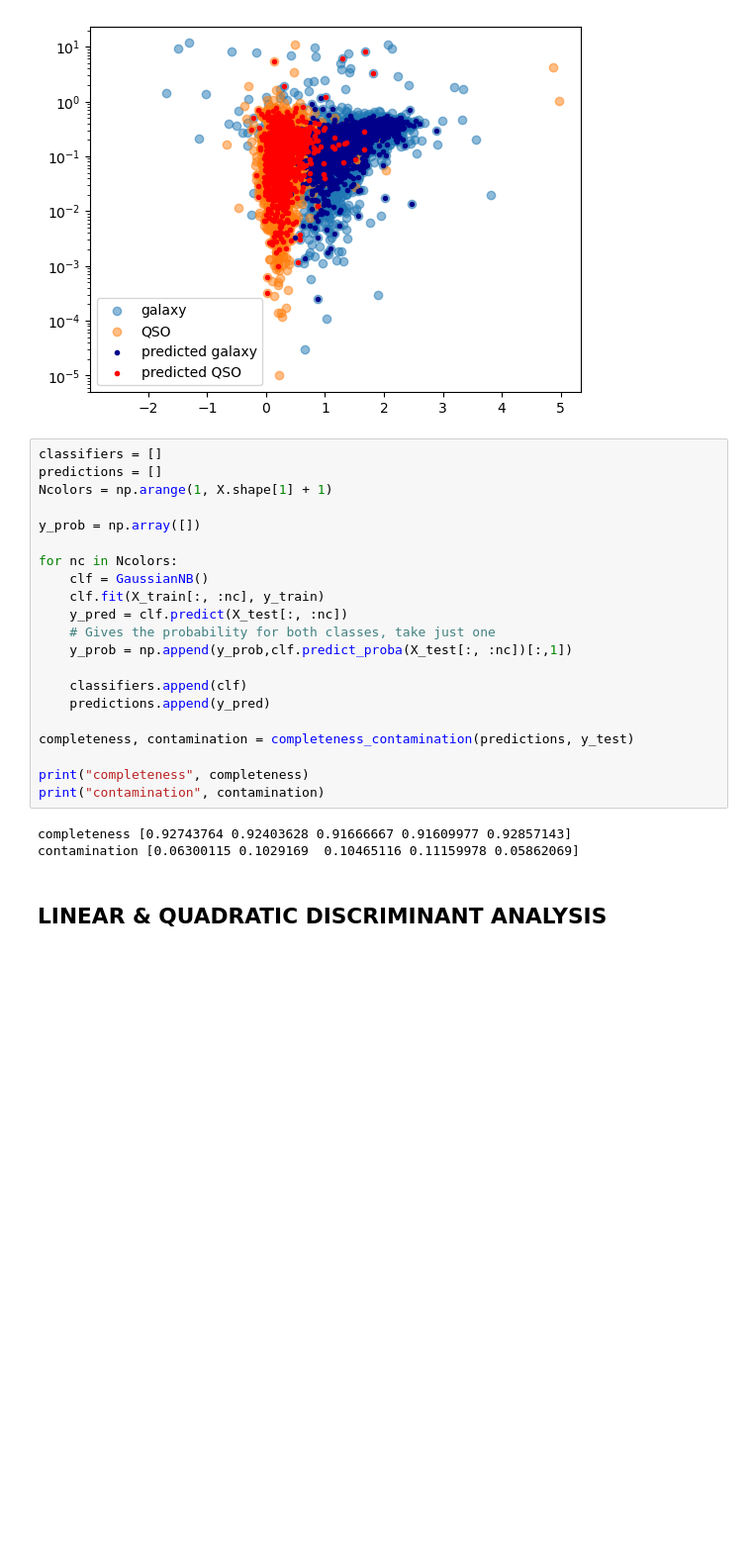
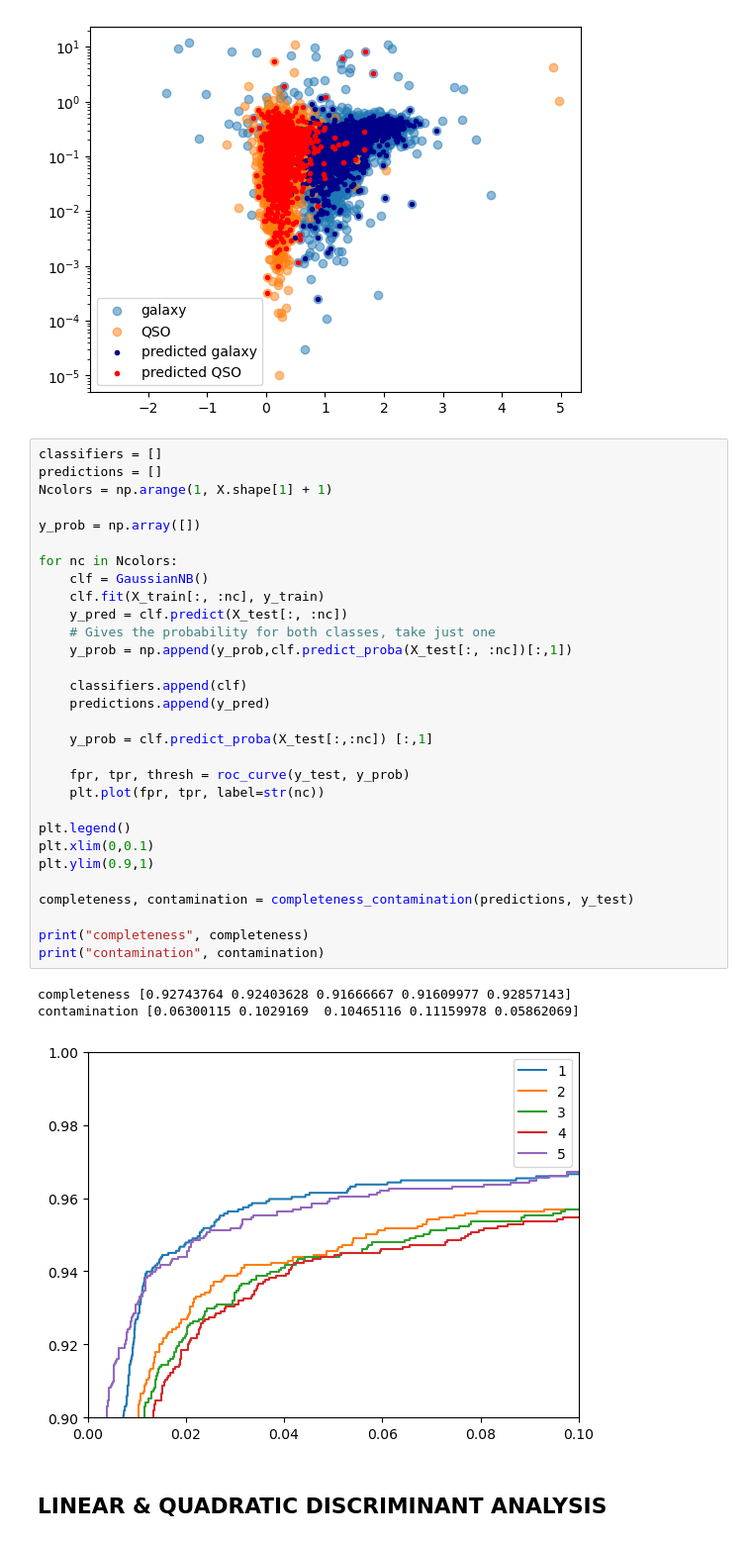
Before and after one commit to ebianchi803/astrostatistics_bicocca_2026, a Jupyter notebook: working/L19.ipynb, the cells around one changed output. Shown at 99% size. Cells and saved outputs as stored; diff of their text form; blank space fills up the shorter version.

```diff
--- a/working/L19.ipynb
+++ b/working/L19.ipynb
@@ -88,27 +90,37 @@ plt.yscale('log')
 # %%
 classifiers = []
 predictions = []
 Ncolors = np.arange(1, X.shape[1] + 1)
 
 y_prob = np.array([])
 
 for nc in Ncolors:
     clf = GaussianNB()
     clf.fit(X_train[:, :nc], y_train)
     y_pred = clf.predict(X_test[:, :nc])
     # Gives the probability for both classes, take just one
     y_prob = np.append(y_prob,clf.predict_proba(X_test[:, :nc])[:,1])
 
     classifiers.append(clf)
     predictions.append(y_pred)
 
+    y_prob = clf.predict_proba(X_test[:,:nc]) [:,1]
+
+    fpr, tpr, thresh = roc_curve(y_test, y_prob)
+    plt.plot(fpr, tpr, label=str(nc))
+
+plt.legend()
+plt.xlim(0,0.1)
+plt.ylim(0.9,1)
+
 completeness, contamination = completeness_contamination(predictions, y_test)
 
 print("completeness", completeness)
 print("contamination", contamination)
 # %% [output]
 completeness [0.92743764 0.92403628 0.91666667 0.91609977 0.92857143]
 contamination [0.06300115 0.1029169  0.10465116 0.11159978 0.05862069]
+[figure, added]
 # %% [markdown]
 LINEAR & QUADRATIC DISCRIMINANT ANALYSIS
 -
```
Also changed, not shown: parts of 8 cells of this notebook.
